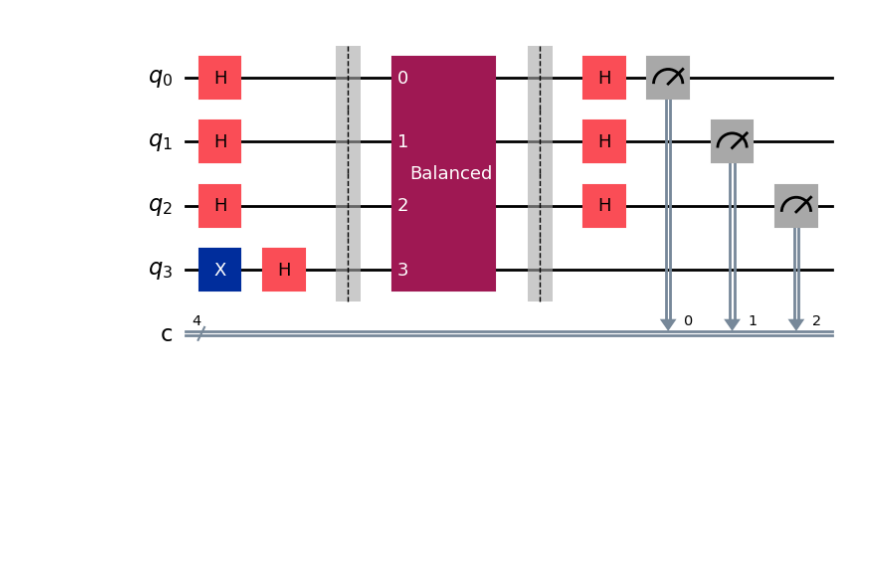
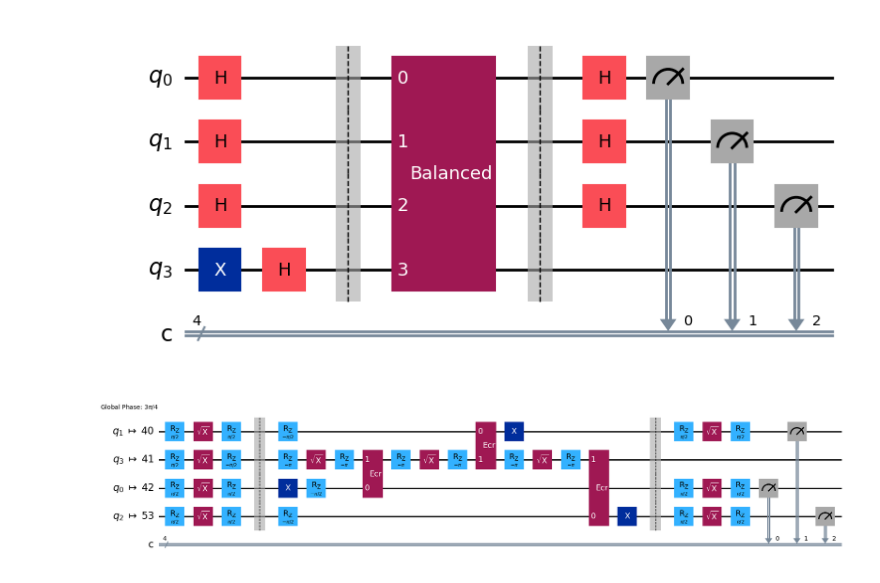
Before and after one commit to farinaleo/ftl_quantum, a Jupyter notebook: ex05.ipynb, the cells around one changed output. Saved outputs shown, nothing was run; the diff lists cells and outputs as text; code cells hidden in the pictures; blank space fills up the shorter version.

```diff
--- a/ex05.ipynb
+++ b/ex05.ipynb
@@ -111,7 +111,7 @@ qc.draw('mpl')
 # %%
 quantum_computer = select_backend(key, backend='REAL')
 
 op_circuit = optimize_circuit(qc, quantum_computer, op_level=3)
-
-result = quantum_computer.run(op_circuit, shots=500).result()
-data = result.get_counts(op_circuit)
+op_circuit.draw('mpl', idle_wires=False)
+# %% [output]
+[figure, added]
```
Also changed, not shown: parts of 5 cells of this notebook, 2 other files.
